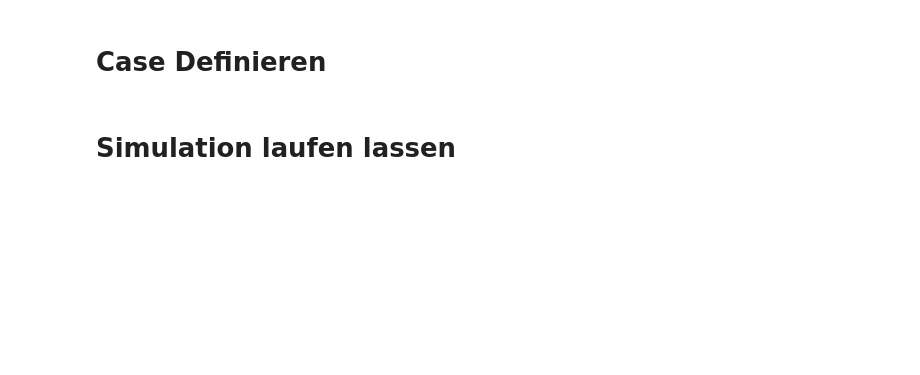
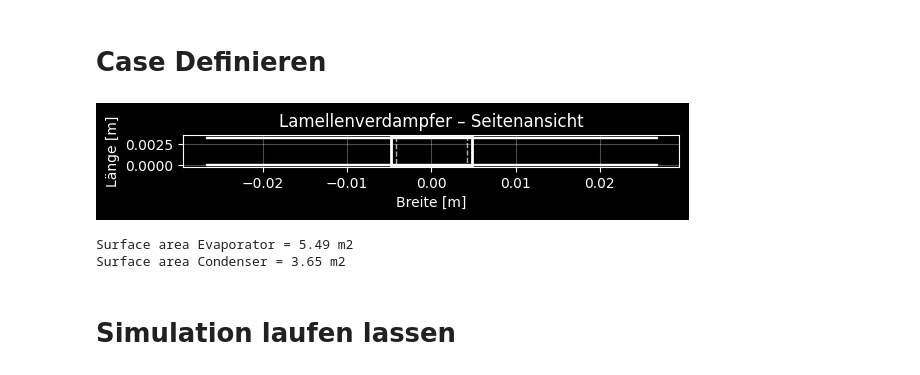
Before and after one commit to Lakito0100/MSE_VT1_luethluk, a Jupyter notebook: Examples/run_test/run_test_with_HP.ipynb, the cells around one changed output. Saved outputs shown, nothing was run; the diff lists cells and outputs as text; code cells hidden in the pictures; blank space fills up the shorter version.

```diff
--- a/Examples/run_test/run_test_with_HP.ipynb
+++ b/Examples/run_test/run_test_with_HP.ipynb
@@ -60,7 +60,7 @@ geom = FinnTubedHX(
 )
 
 gs = GridShape(
-    t_end = 5*60.0,      # s endtime
+    t_end = 10*60.0,      # s endtime
     dt = 0.1,           # s time step
     store_grid_every_x_it = 100,
 
@@ -115,33 +115,37 @@ cfg = CaseConfig(
 HP = HeatPump(
     N_cond=N_cond,
     p_ref_cond = p_ref_cond,
     h_ref_cond = np.full(N_cond, h_ref_cond, dtype=float),
     T_wall = np.full(N_cond, T_in_water, dtype=float),
     T_water = np.full(N_cond, T_in_water, dtype=float),
 
     A_flow_cond = 0.01,
     t_plate = 0.001,
     height_cond=1.0,
     length_cond=0.5,
     n_plates=22,
     A_plate = 3.65,
     c_plate = 500,
     rho_plate = 8000.0,
     lamda_plate = 50.0,
 
     #water
     T_in_water = T_in_water,
     m_water = 1.0,
     c_water = 4200,
     rho_water = 997,
 
     #vent controller
     use_controller = True
 )
 
 plot.plot_finned_tube_side(geom)
 print(f"Surface area Evaporator = {geom.A_one_segment()*geom.n_seg_r*geom.n_seg_l*geom.stacks:.2f} m2")
 print(f"Surface area Condenser = {HP.A_plate:.2f} m2")
+# %% [output]
+[figure, added]
+Surface area Evaporator = 5.49 m2
+Surface area Condenser = 3.65 m2
 # %% [markdown]
 # Simulation laufen lassen
 # %%
```
Also changed, not shown: parts of 5 cells of this notebook, 2 other files.
